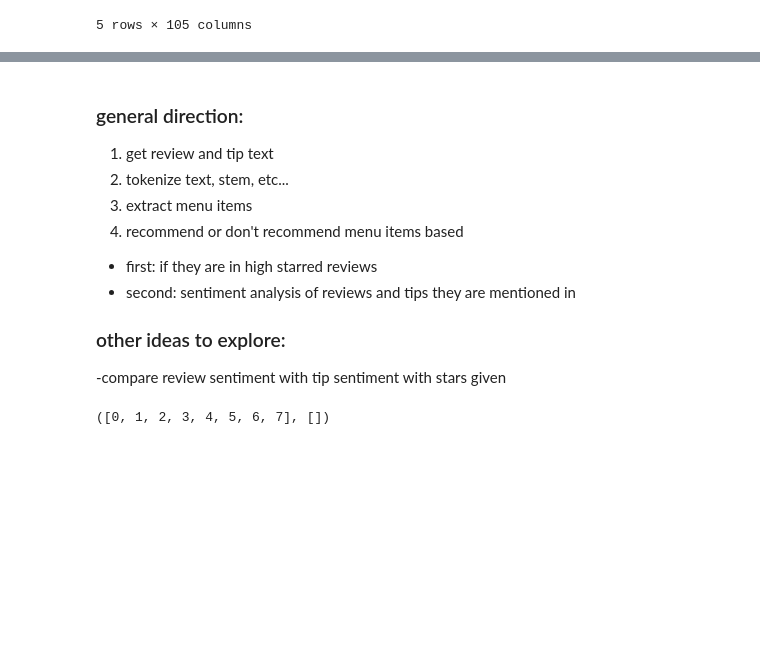
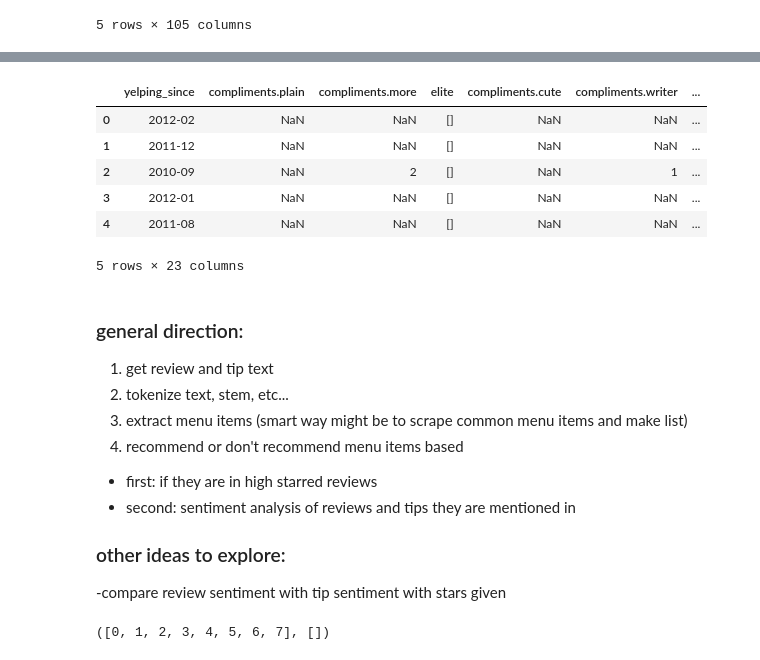
Before and after one commit to drsaltiel/GA_final, a Jupyter notebook: menu_creation.ipynb, the cells around one changed output, grey strips where cells are left out. Cells and saved outputs as stored; diff of their text form; code cells hidden in the pictures; blank space fills up the shorter version.

```diff
--- a/menu_creation.ipynb
+++ b/menu_creation.ipynb
@@ -5,6 +5,7 @@ bus_data=pd.read_csv('yelp_academic_dataset_business.csv')
 rev_data=pd.read_csv('yelp_academic_dataset_review.csv')
 # %%
 tip_data=pd.read_csv('yelp_academic_dataset_tip.csv')
+user_data = pd.read_csv('yelp_academic_dataset_user.csv')
 # %%
 bus_data.head()
 # %% [output]
@@ -33,12 +34,22 @@ tip_data.head()
 | 2 | IORZRljfUkedhh1SGMthTA | The desserts are enormous..dear god. | JwUE5GmEO-sH1FuwJgKBlQ | 0 | 2011-09-29 | tip |
 | 3 | Bdmk6RQUP0sbXA_V9WiI3Q | There are too many menu items her... | uGykseHzyS5xAMWoN6YUqA | 0 | 2013-07-20 | tip |
 | 4 | fjGh54rTqVn0ECKroIXwYQ | Really good place, just a mile of... | uGykseHzyS5xAMWoN6YUqA | 0 | 2013-08-03 | tip |
+# %%
+user_data.head()
+# %% [output]
+|  | yelping_since | compliments.plain | compliments.more | elite | compliments.cute | compliments.writer | ... |
+| 0 | 2012-02 | NaN | NaN | [] | NaN | NaN | ... |
+| 1 | 2011-12 | NaN | NaN | [] | NaN | NaN | ... |
+| 2 | 2010-09 | NaN | 2 | [] | NaN | 1 | ... |
+| 3 | 2012-01 | NaN | NaN | [] | NaN | NaN | ... |
+| 4 | 2011-08 | NaN | NaN | [] | NaN | NaN | ... |
+5 rows × 23 columns
 # %% [markdown]
 ### general direction:
 
 1. get review and tip text
 2. tokenize text, stem, etc...
-3. extract menu items
+3. extract menu items (smart way might be to scrape common menu items and make list)
 4. recommend or don't recommend menu items based
  - first: if they are in high starred reviews
  - second: sentiment analysis of reviews and tips they are mentioned in
```
Also changed, not shown: parts of 18 cells of this notebook.
